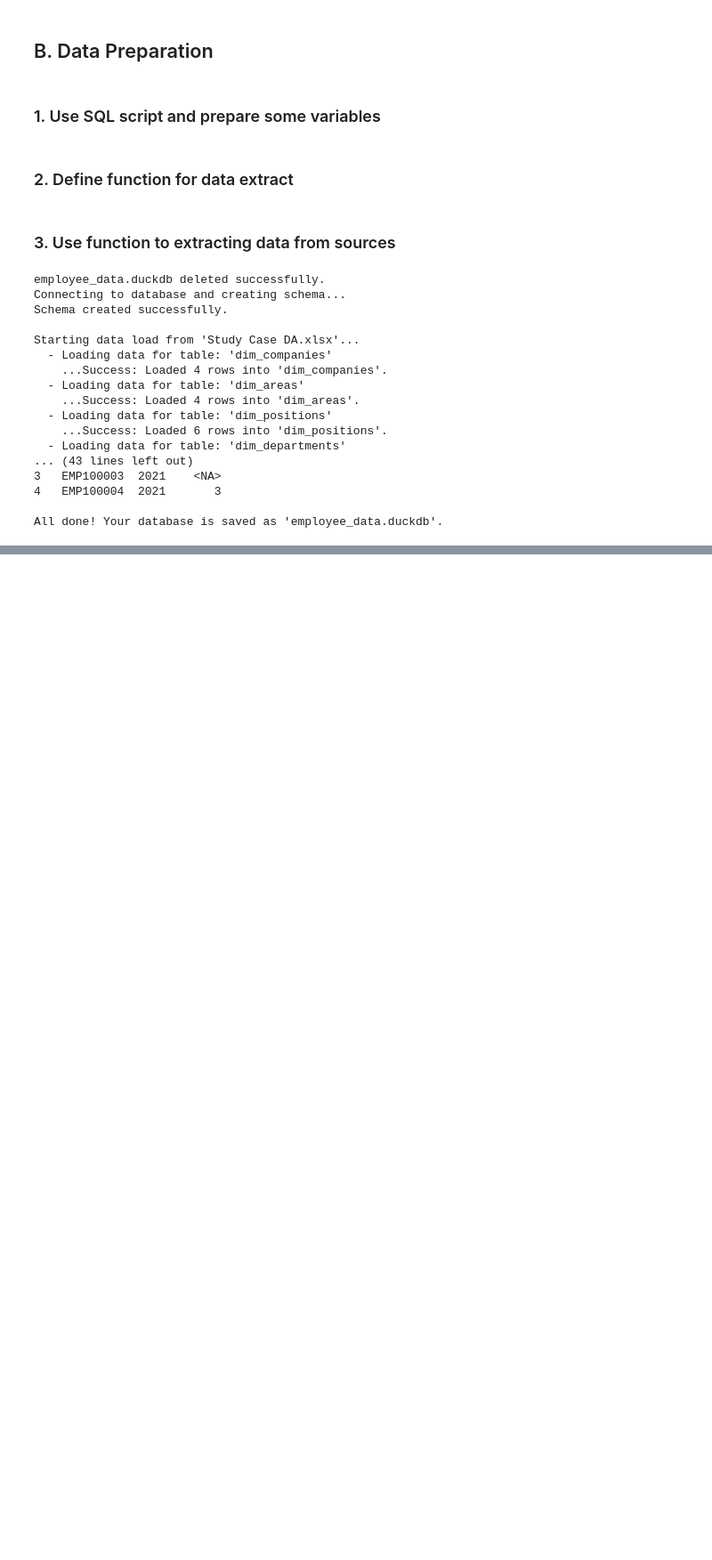
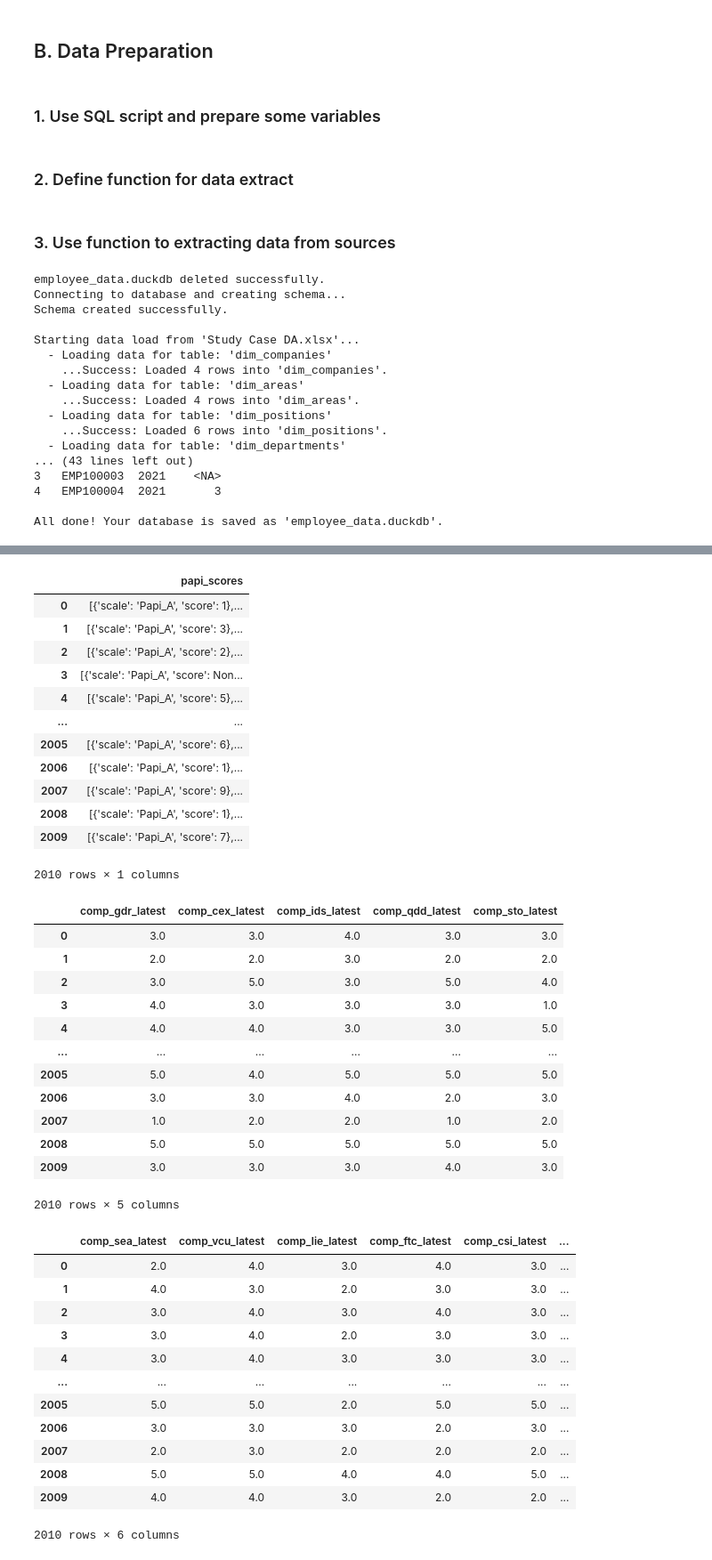
Before and after one commit to Jauhar-Hakim/tmi, a Jupyter notebook: task1.ipynb, the cells around one changed output, grey strips where cells are left out. Shown at 89% size. Saved outputs shown, nothing was run; the diff lists cells and outputs as text; code cells hidden in the pictures; blank space fills up the shorter version.

```diff
--- a/task1.ipynb
+++ b/task1.ipynb
@@ -305,0 +502,5 @@ All done! Your database is saved as 'employee_data.duckdb'.
+# %%
+with duckdb.connect(database=DB_FILE, read_only=False) as conn:
+    conn.execute("USE main;")
+    conn.execute(SCRIPT_DENORMALIZED)
+    df_main = conn.fetch_df()
@@ -305,0 +633,6 @@ All done! Your database is saved as 'employee_data.duckdb'.
+# %%
+display(df_main[["strength_1","strength_2","strength_3","strength_4","strength_5","strength_history"]].head())
+display(df_main[["papi_scores"]])
+display(df_main[["comp_gdr_latest","comp_cex_latest","comp_ids_latest","comp_qdd_latest","comp_sto_latest"]])
+display(df_main[["comp_sea_latest","comp_vcu_latest","comp_lie_latest","comp_ftc_latest","comp_csi_latest","competencies_history"]])
+# %% [output]
@@ -305,0 +645,39 @@ All done! Your database is saved as 'employee_data.duckdb'.
+|  | papi_scores |
+| 0 | [{'scale': 'Papi_A', 'score': 1},... |
+| 1 | [{'scale': 'Papi_A', 'score': 3},... |
+| 2 | [{'scale': 'Papi_A', 'score': 2},... |
+| 3 | [{'scale': 'Papi_A', 'score': Non... |
+| 4 | [{'scale': 'Papi_A', 'score': 5},... |
+| ... | ... |
+| 2005 | [{'scale': 'Papi_A', 'score': 6},... |
+| 2006 | [{'scale': 'Papi_A', 'score': 1},... |
+| 2007 | [{'scale': 'Papi_A', 'score': 9},... |
+| 2008 | [{'scale': 'Papi_A', 'score': 1},... |
+| 2009 | [{'scale': 'Papi_A', 'score': 7},... |
+2010 rows × 1 columns
+|  | comp_gdr_latest | comp_cex_latest | comp_ids_latest | comp_qdd_latest | comp_sto_latest |
+| 0 | 3.0 | 3.0 | 4.0 | 3.0 | 3.0 |
+| 1 | 2.0 | 2.0 | 3.0 | 2.0 | 2.0 |
+| 2 | 3.0 | 5.0 | 3.0 | 5.0 | 4.0 |
+| 3 | 4.0 | 3.0 | 3.0 | 3.0 | 1.0 |
+| 4 | 4.0 | 4.0 | 3.0 | 3.0 | 5.0 |
+| ... | ... | ... | ... | ... | ... |
+| 2005 | 5.0 | 4.0 | 5.0 | 5.0 | 5.0 |
+| 2006 | 3.0 | 3.0 | 4.0 | 2.0 | 3.0 |
+| 2007 | 1.0 | 2.0 | 2.0 | 1.0 | 2.0 |
+| 2008 | 5.0 | 5.0 | 5.0 | 5.0 | 5.0 |
+| 2009 | 3.0 | 3.0 | 3.0 | 4.0 | 3.0 |
+2010 rows × 5 columns
+|  | comp_sea_latest | comp_vcu_latest | comp_lie_latest | comp_ftc_latest | comp_csi_latest | ... |
+| 0 | 2.0 | 4.0 | 3.0 | 4.0 | 3.0 | ... |
+| 1 | 4.0 | 3.0 | 2.0 | 3.0 | 3.0 | ... |
+| 2 | 3.0 | 4.0 | 3.0 | 4.0 | 3.0 | ... |
+| 3 | 3.0 | 4.0 | 2.0 | 3.0 | 3.0 | ... |
+| 4 | 3.0 | 4.0 | 3.0 | 3.0 | 3.0 | ... |
+| ... | ... | ... | ... | ... | ... | ... |
+| 2005 | 5.0 | 5.0 | 2.0 | 5.0 | 5.0 | ... |
+| 2006 | 3.0 | 3.0 | 3.0 | 2.0 | 3.0 | ... |
+| 2007 | 2.0 | 3.0 | 2.0 | 2.0 | 2.0 | ... |
+| 2008 | 5.0 | 5.0 | 4.0 | 4.0 | 5.0 | ... |
+| 2009 | 4.0 | 4.0 | 3.0 | 2.0 | 2.0 | ... |
+2010 rows × 6 columns
```
Also changed, not shown: parts of 10 cells of this notebook, 2 other files.
